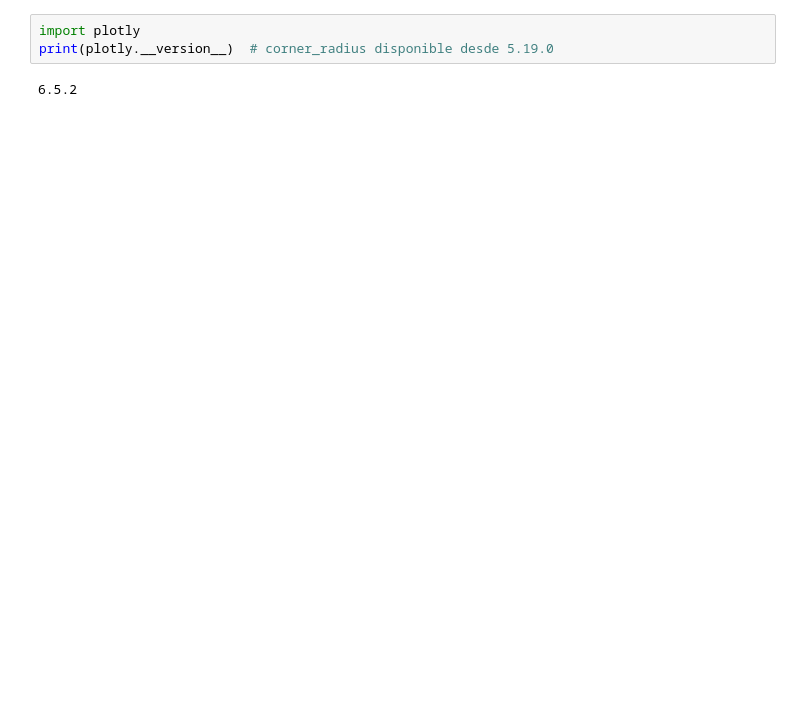
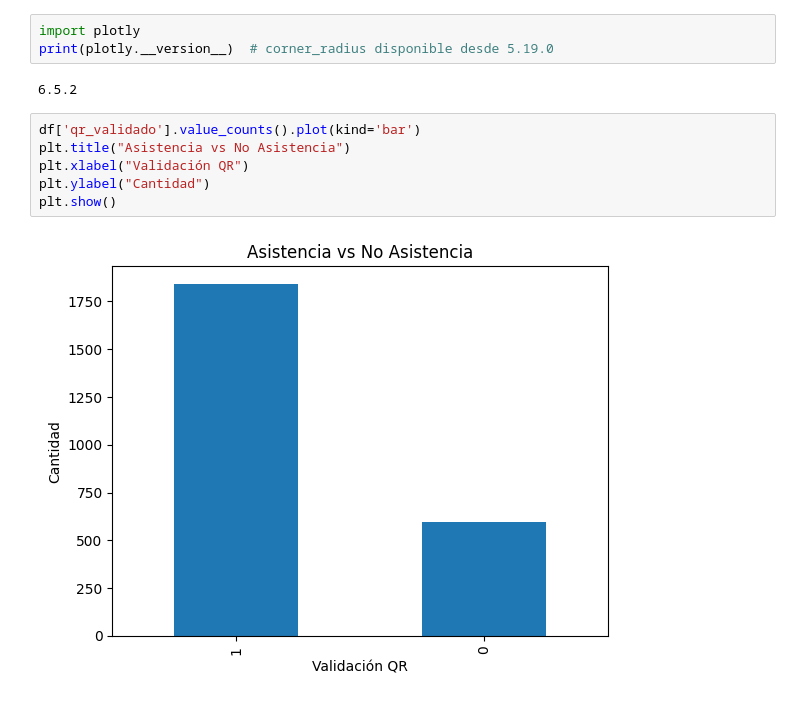
Before and after one commit to Jefesneipago/coniiti-analytics, a Jupyter notebook: notebooks/03_analisis.ipynb, the cells around one changed output. Saved outputs shown, nothing was run; the diff lists cells and outputs as text; blank space fills up the shorter version.

```diff
--- a/notebooks/03_analisis.ipynb
+++ b/notebooks/03_analisis.ipynb
@@ -168,3 +174,11 @@ import plotly
 print(plotly.__version__)  # corner_radius disponible desde 5.19.0
 # %% [output]
 6.5.2
+# %%
+df['qr_validado'].value_counts().plot(kind='bar')
+plt.title("Asistencia vs No Asistencia")
+plt.xlabel("Validación QR")
+plt.ylabel("Cantidad")
+plt.show()
+# %% [output]
+[figure, added]
```
Also changed, not shown: parts of 16 cells of this notebook, 6 other files.
